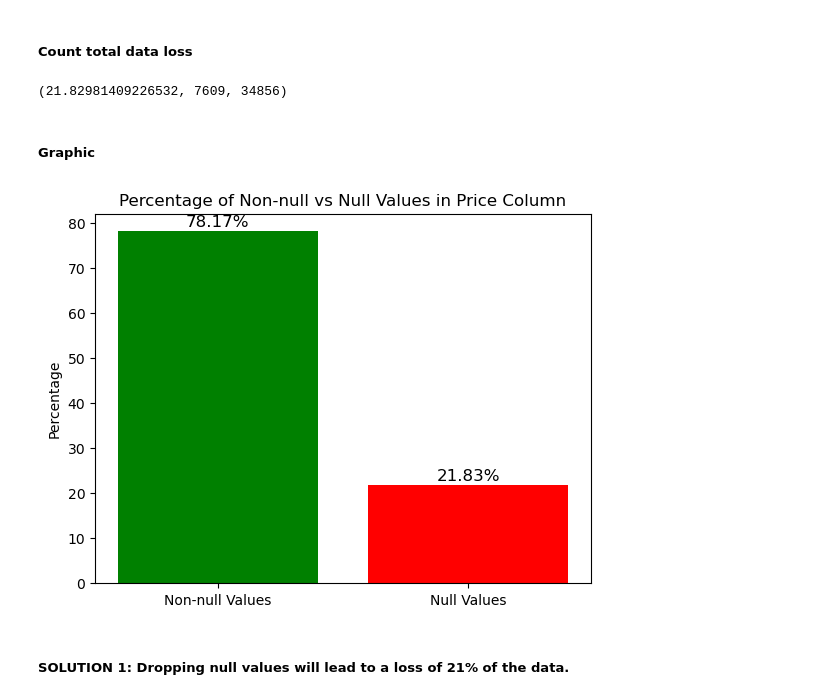
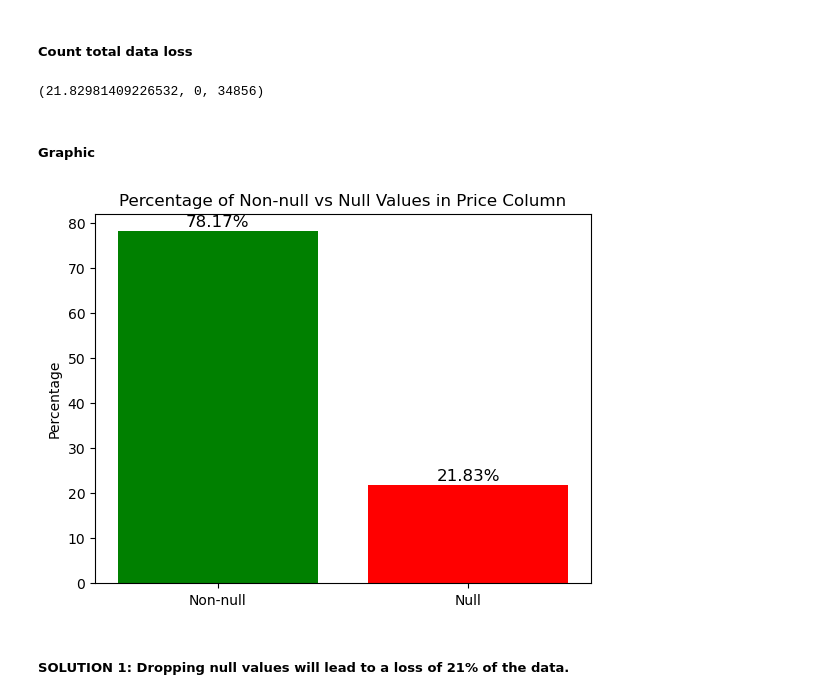
Before and after one commit to adrianbenitezrueda/melbourne-housing-market-2016-2018, a Jupyter notebook: main.ipynb, the cells around one changed output. Saved outputs shown, nothing was run; the diff lists cells and outputs as text; code cells hidden in the pictures.

```diff
--- a/main.ipynb
+++ b/main.ipynb
@@ -230,7 +230,7 @@ total_rows = len(df_mb)
 price_nonull_rows = len(df_mb_price)
 
 # Count the number of null values in the 'Price' column
-null_values_price = df_mb['price'].isna().sum()
+null_values_price = df_mb_price['price'].isna().sum()
 
 # Calculate the percentage of null values
 null_percentage = (1 - (price_nonull_rows / total_rows)) * 100
@@ -238,27 +238,37 @@ null_percentage = (1 - (price_nonull_rows / total_rows)) * 100
 # Display the result
 null_percentage, null_values_price, total_rows
 # %% [output]
-(21.82981409226532, 7609, 34856)
+(21.82981409226532, 0, 34856)
 # %% [markdown]
 ##### Graphic
 # %%
 import matplotlib.pyplot as plt
+
+# Define your categories (non-null and null)
+categories = ['Non-null', 'Null']
+
+# Suppose you have calculated the percentages of non-null and null values in the 'Price' column
+non_null_percentage = (df_mb['price'].notnull().sum() / len(df_mb)) * 100
+null_percentage = (df_mb['price'].isnull().sum() / len(df_mb)) * 100
+
+# Store the percentages in a list
+percentages = [non_null_percentage, null_percentage]
 
 # Create a bar plot with percentage labels to show the comparison
 plt.bar(categories, percentages, color=['green', 'red'])
 
 # Add title and labels
 plt.title('Percentage of Non-null vs Null Values in Price Column')
 plt.ylabel('Percentage')
 
 # Add exact percentages above the bars
 for i, percentage in enumerate(percentages):
     plt.text(i, percentage + 1, f'{percentage:.2f}%', ha='center', fontsize=12)
 
 # Show the plot
 plt.show()
 # %% [output]
-[figure, old version]
+[figure, new version]
 # %% [markdown]
 ##### **SOLUTION 1:** Dropping null values will lead to a loss of 21% of the data.
 # %% [markdown]
```
Also changed, not shown: parts of 18 cells of this notebook.
